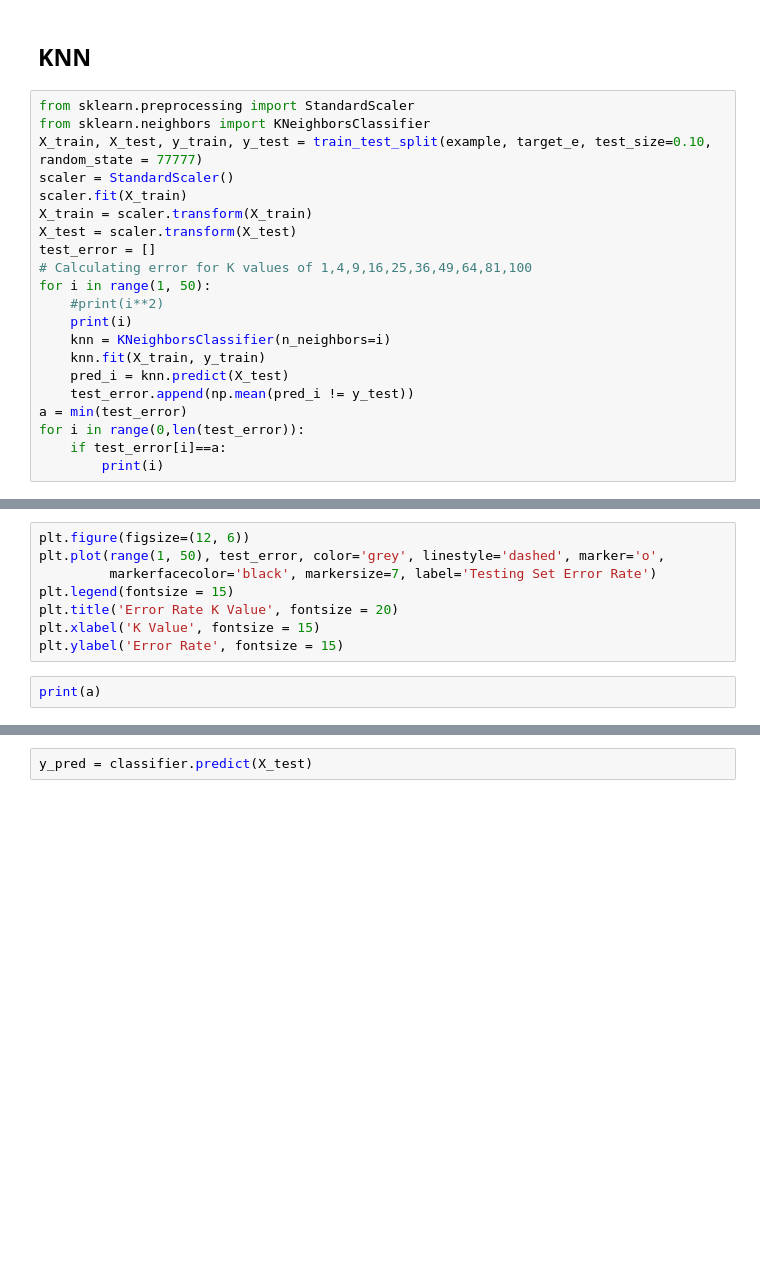
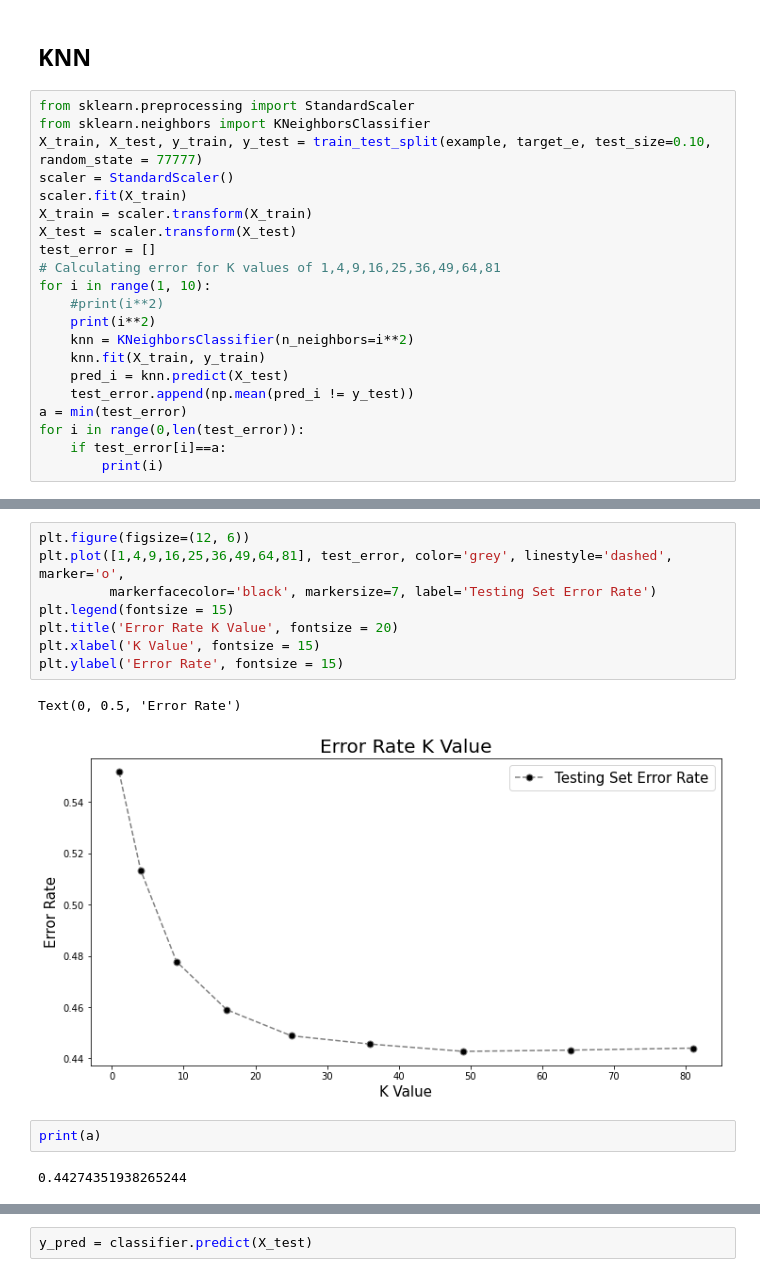
Before and after one commit to yshong211/mlb_ant, a Jupyter notebook: mlb_pitch_prediction.ipynb, the cells around one changed output, grey strips where cells are left out. Drawn from its saved outputs; the diff is of its cells as text; blank space fills up the shorter version.

```diff
--- a/mlb_pitch_prediction.ipynb
+++ b/mlb_pitch_prediction.ipynb
@@ -353,11 +394,11 @@ scaler.fit(X_train)
 X_train = scaler.transform(X_train)
 X_test = scaler.transform(X_test)
 test_error = []
-# Calculating error for K values of 1,4,9,16,25,36,49,64,81,100
-for i in range(1, 50):
+# Calculating error for K values of 1,4,9,16,25,36,49,64,81
+for i in range(1, 10):
     #print(i**2)
-    print(i)
-    knn = KNeighborsClassifier(n_neighbors=i)
+    print(i**2)
+    knn = KNeighborsClassifier(n_neighbors=i**2)
     knn.fit(X_train, y_train)
     pred_i = knn.predict(X_test)
     test_error.append(np.mean(pred_i != y_test))
@@ -368,13 +420,18 @@ for i in range(0,len(test_error)):
 # %%
 plt.figure(figsize=(12, 6))
-plt.plot(range(1, 50), test_error, color='grey', linestyle='dashed', marker='o',
+plt.plot([1,4,9,16,25,36,49,64,81], test_error, color='grey', linestyle='dashed', marker='o',
          markerfacecolor='black', markersize=7, label='Testing Set Error Rate')
 plt.legend(fontsize = 15)
 plt.title('Error Rate K Value', fontsize = 20)
 plt.xlabel('K Value', fontsize = 15)
 plt.ylabel('Error Rate', fontsize = 15)
+# %% [output]
+Text(0, 0.5, 'Error Rate')
+[figure, added]
 # %%
 print(a)
+# %% [output]
+0.44274351938265244
 # %%
 # Put the number that you got from KNN to n_neighbors
 from sklearn.neighbors import KNeighborsClassifier
```
Also changed, not shown: parts of 22 cells of this notebook.
